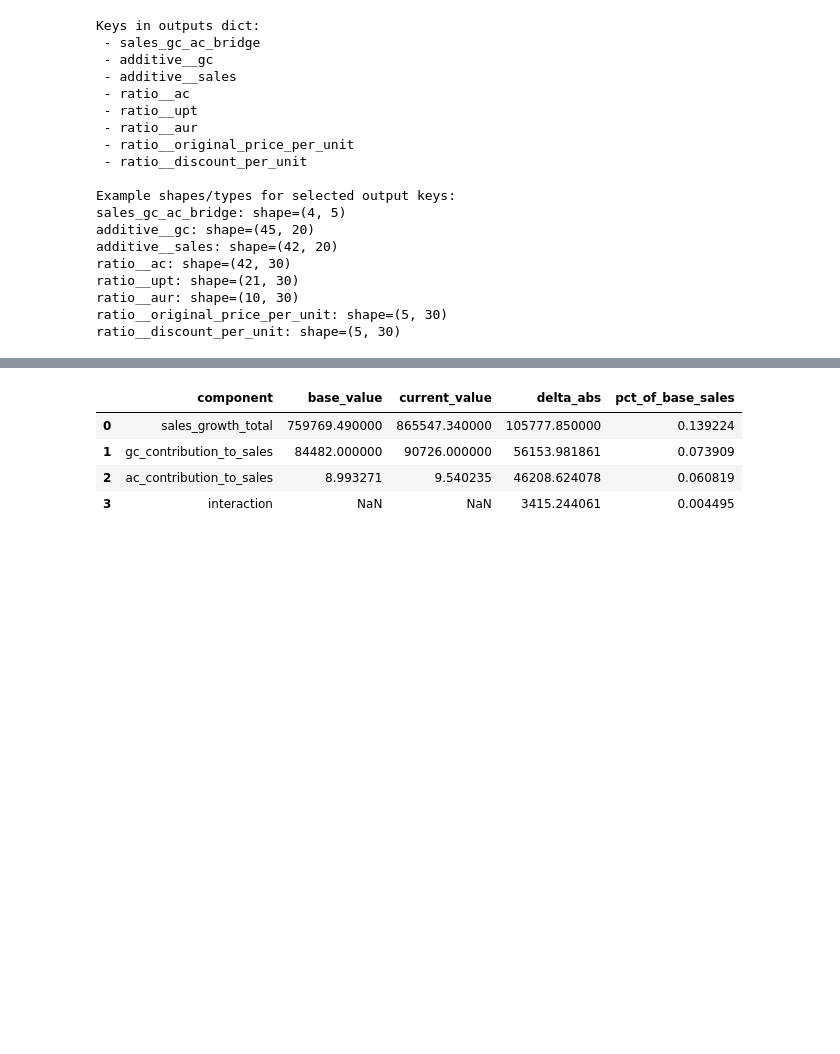
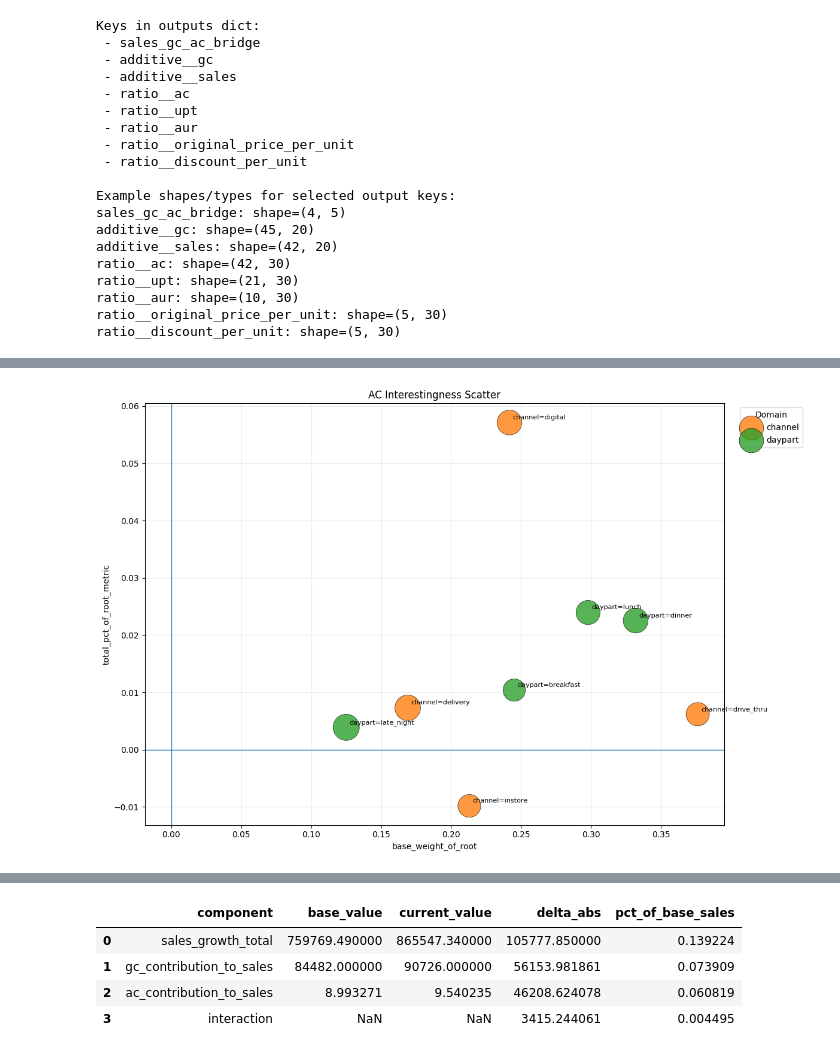
Before and after one commit to lucyq228/framework, a Jupyter notebook: accounting_based/accounting_based_analysis.ipynb, the cells around one changed output, grey strips where cells are left out. Drawn from its saved outputs; the diff is of its cells as text; code cells hidden in the pictures; blank space fills up the shorter version.

```diff
--- a/accounting_based/accounting_based_analysis.ipynb
+++ b/accounting_based/accounting_based_analysis.ipynb
@@ -212,0 +304,25 @@ ratio__discount_per_unit: shape=(5, 30)
+# %%
+# Single-metric AC-only call stays:
+
+ac_parts = []
+for h in ["menu_type", "channel", "daypart"]:
+    tmp = score_ac_from_outputs(outputs, hierarchy_name=h, min_level=1, max_level=1)
+    tmp["domain_view"] = h
+    ac_parts.append(tmp)
+
+ac_scored = pd.concat(ac_parts, ignore_index=True)
+
+plot_two_level_driver_scatter(
+    ac_scored,
+    save_path="ac_two_level_scatter.png",
+    title="AC Interestingness Scatter",
+    x_col="base_weight_of_root",
+    y_col="total_pct_of_root_metric",
+    size_col="ratio_delta",
+    level_filter=(1,),
+    annotate_top_n=10,
+    label_col="path",
+    show=True,
+)
+# %% [output]
+[figure, added]
```
Also changed, not shown: parts of 6 cells of this notebook, 1 other file.
